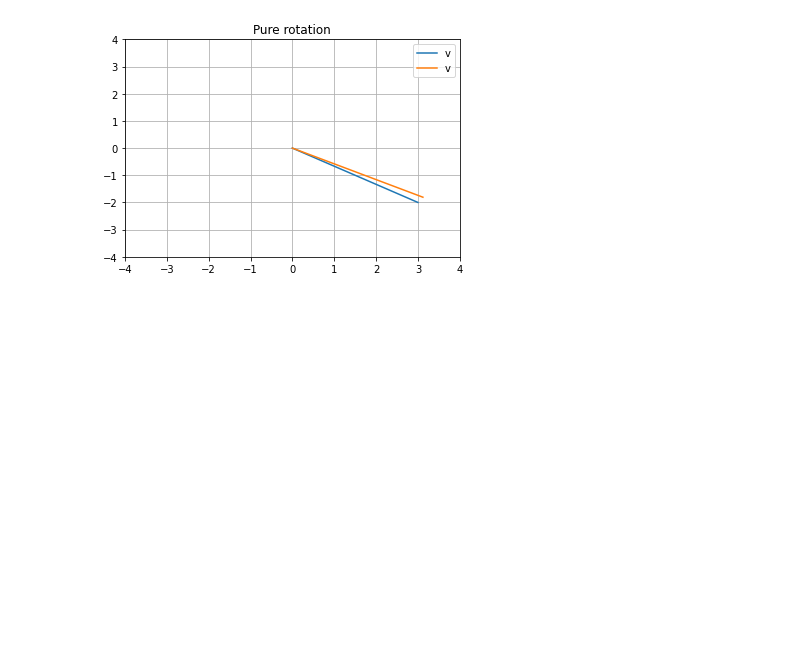
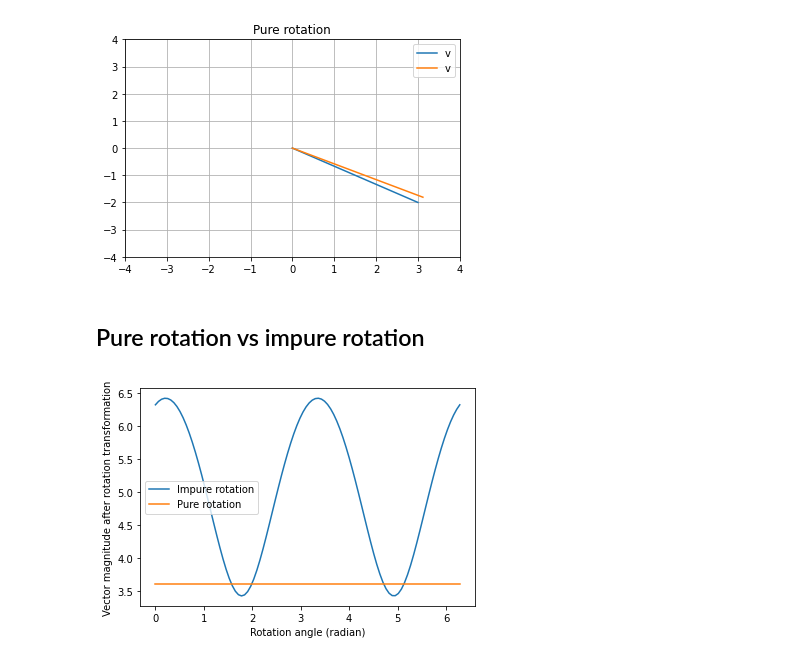
Before and after one commit to yukikitayama/machine-learning, a Jupyter notebook: math/transformation_matrix.ipynb, the cells around one changed output. Saved outputs shown, nothing was run; the diff lists cells and outputs as text; code cells hidden in the pictures; blank space fills up the shorter version.

```diff
--- a/math/transformation_matrix.ipynb
+++ b/math/transformation_matrix.ipynb
@@ -40,3 +40,35 @@ plt.title('Pure rotation')
 plt.show()
 # %% [output]
 [figure]
+# %% [markdown]
+## Pure rotation vs impure rotation
+# %%
+v = np.array([3, -2])
+
+thetas = np.linspace(0, 2 * np.pi, 100)
+vector_magnitudes = np.zeros((len(thetas), 2))
+
+for i in range(len(thetas)):
+
+    theta = thetas[i]
+
+    impure_rotation_matrix = np.array([
+        [2 * np.cos(theta), -np.sin(theta)],
+        [np.sin(theta), np.cos(theta)]
+    ])
+
+    pure_rotation_matrix = np.array([
+        [np.cos(theta), -np.sin(theta)],
+        [np.sin(theta), np.cos(theta)]
+    ])
+
+    vector_magnitudes[i, 0] = np.linalg.norm(impure_rotation_matrix @ v)
+    vector_magnitudes[i, 1] = np.linalg.norm(pure_rotation_matrix @ v)
+
+plt.plot(thetas, vector_magnitudes)
+plt.xlabel('Rotation angle (radian)')
+plt.ylabel('Vector magnitude after rotation transformation')
+plt.legend(['Impure rotation', 'Pure rotation'])
+plt.show()
+# %% [output]
+[figure, added]
```
Also changed, not shown: parts of 11 cells of this notebook, 2 other files.
